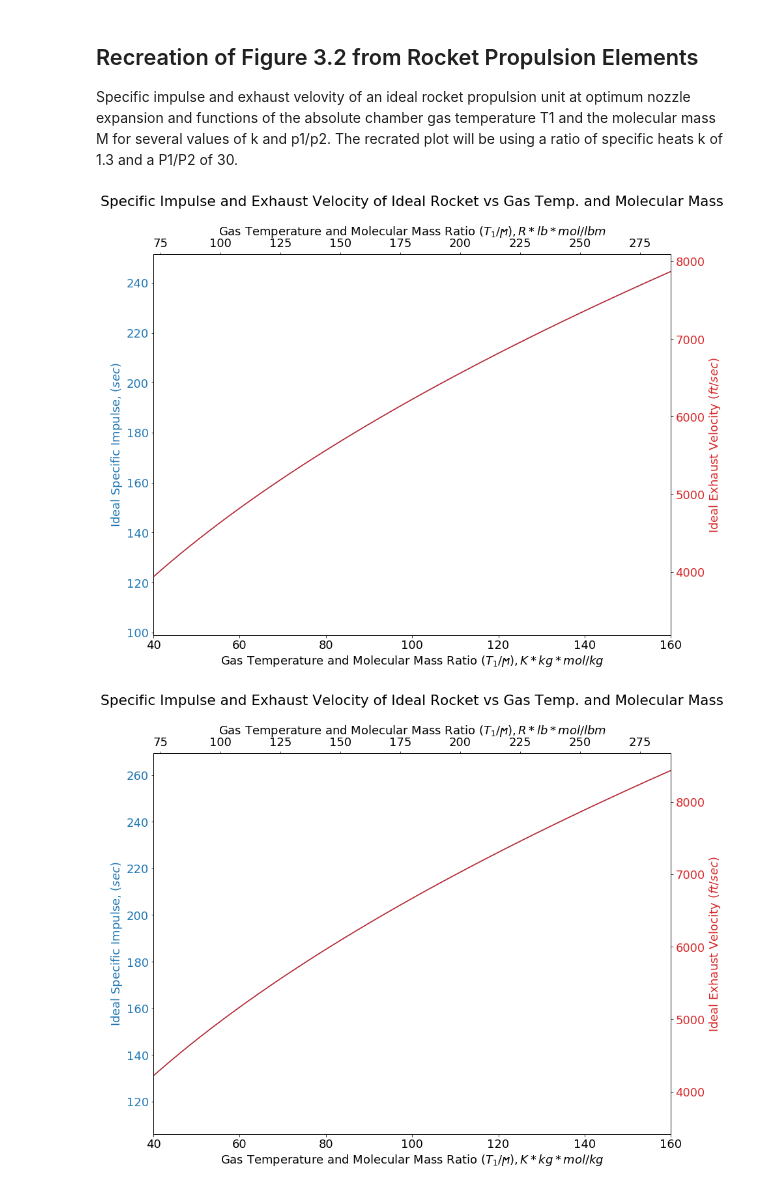
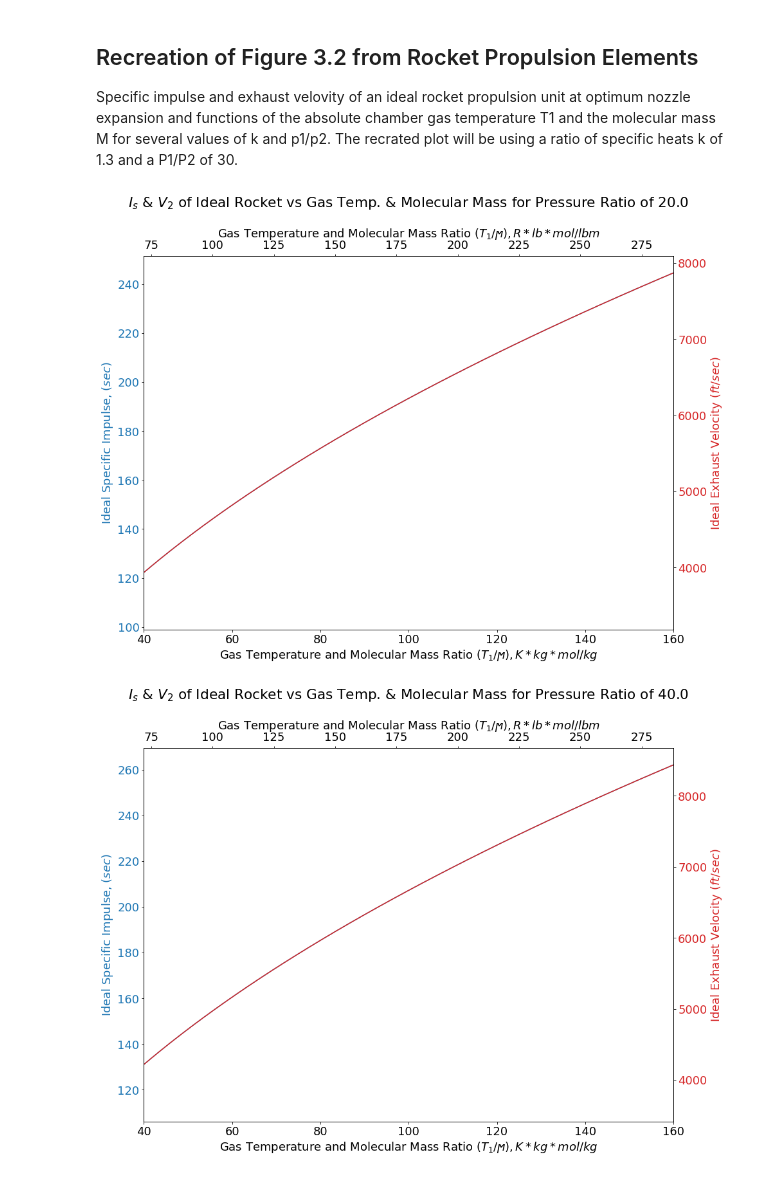
Before and after one commit to Drifterino/AE-771, a Jupyter notebook: Homework 4.ipynb, the cells around one changed output. Drawn from its saved outputs; the diff is of its cells as text; code cells hidden in the pictures.

```diff
--- a/Homework 4.ipynb
+++ b/Homework 4.ipynb
@@ -80,33 +80,33 @@ for P1_P2 in PressureR:
     P2_P1=1/P1_P2 #Inversing the pressure ratio
     go=9.81 #Acceleration due to gravity | m/s^2
 
     #Primary Equations
     V2=np.sqrt((2*k)/(k-1)*R_*T1_ϻ*(1-(P2_P1)**((k-1)/k))) #Velocity Equation (3-16)
     Isp=V2/go #Calulating Isp from the velocity relationship
 
     #Conversions
     V2=V2*3.28084 #Converting m/s to ft/s
 
     #Plotting Isp
     fig, ax1 = plt.subplots()
     color = 'tab:blue'
     ax1.set_xlabel("$(T_1/ϻ),R*lb*mol/lbm$")
     ax1.set_ylabel("Ideal Specific Impulse, $(sec)$", color=color)
     ax1.plot(T1_ϻ/1000,Isp,color=color)
     ax1.tick_params(axis='y', labelcolor=color)
     plt.xlabel("Gas Temperature and Molecular Mass Ratio $(T_1/ϻ),K*kg*mol/kg$")
     ax2 = ax1.twinx()  # Creating a second axis in the plot that shares the x-axis
     color = 'tab:red'
     ax2.set_ylabel("Ideal Exhaust Velocity $(ft/sec)$", color=color)
     ax2.plot(T1_ϻ/1000,V2,color=color)
     ax2.tick_params(axis='y', labelcolor=color)
     plt.xlim(40,160)     #Setting the range for the x-axis
-    plt.title("Specific Impulse and Exhaust Velocity of Ideal Rocket vs Gas Temp. and Molecular Mass\n")
+    plt.title("$I_s$ & $V_2$ of Ideal Rocket vs Gas Temp. & Molecular Mass for Pressure Ratio of " + str(1/P2_P1)+"\n")
     fig.tight_layout()  #Setting a layout to ensure no clipping of variable names
     ax3 = ax1.twiny()   # Creating a second axis in the plot that shares the y-axis
     plt.xlabel("Gas Temperature and Molecular Mass Ratio $(T_1/ϻ),R*lb*mol/lbm$")
     plt.xlim(72,288)    #Creating a limit on the new x axis
     plt.show()          #Printing the plot
 # %% [output]
-[figure, old version]
+[figure, new version]
-[figure, old version]
+[figure, new version]
```
